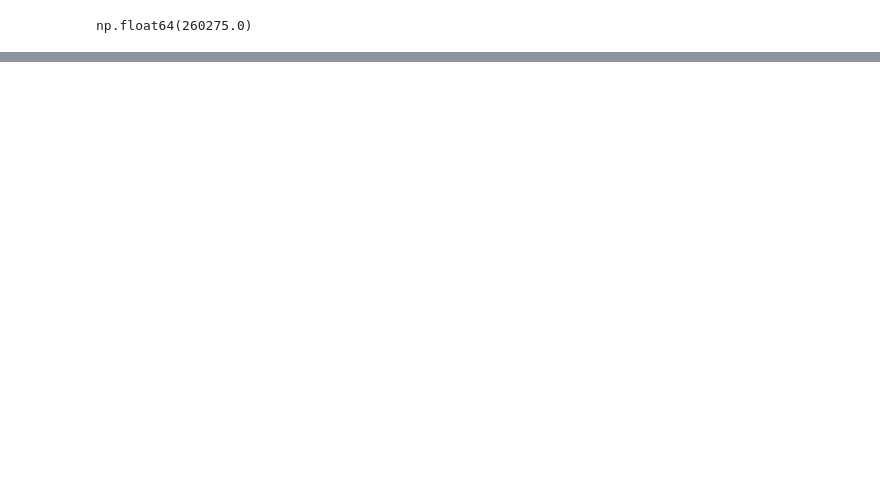
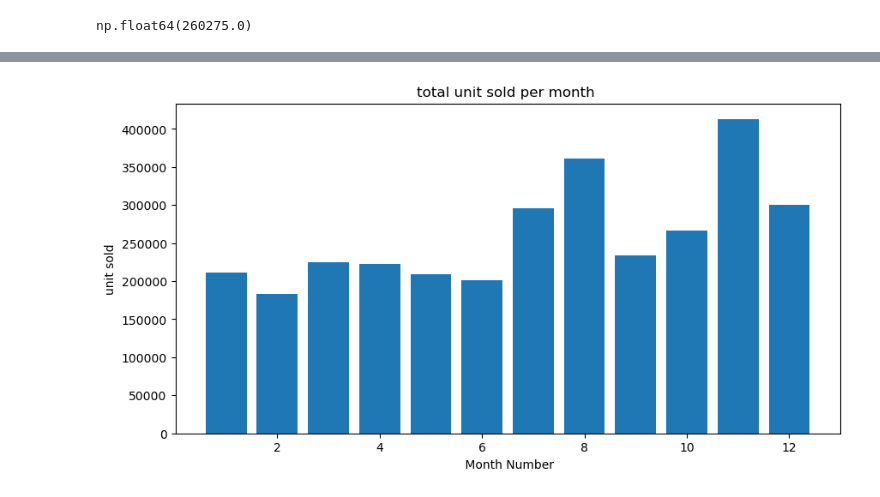
Before and after one commit to Akashyadav-codes/IBM_Skill_Programs, a Jupyter notebook: IBM_training.ipynb, the cells around one changed output, grey strips where cells are left out. Cells and saved outputs as stored; diff of their text form; code cells hidden in the pictures; blank space fills up the shorter version.

```diff
--- a/IBM_training.ipynb
+++ b/IBM_training.ipynb
@@ -620,0 +665,10 @@ np.float64(260275.0)
+# %%
+plt.figure(figsize=(10,5))
+plt.bar(monthly_profit.index,monthly_profit.values)
+plt.title("total unit sold per month ")
+plt.xlabel(" Month Number")
+plt.ylabel("unit sold")
+# plt.grid(True)
+plt.show()
+# %% [output]
+[figure, added]
```
Also changed, not shown: parts of 7 cells of this notebook.
